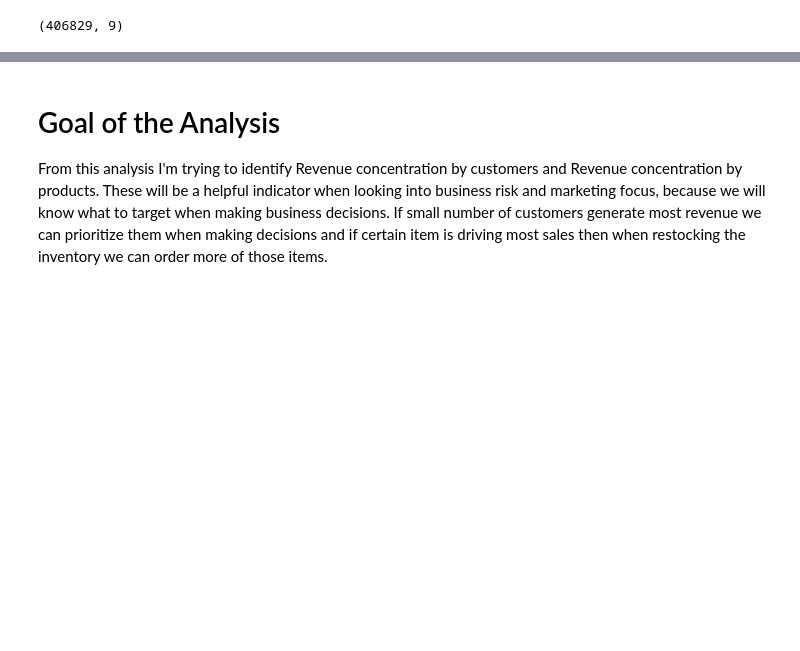
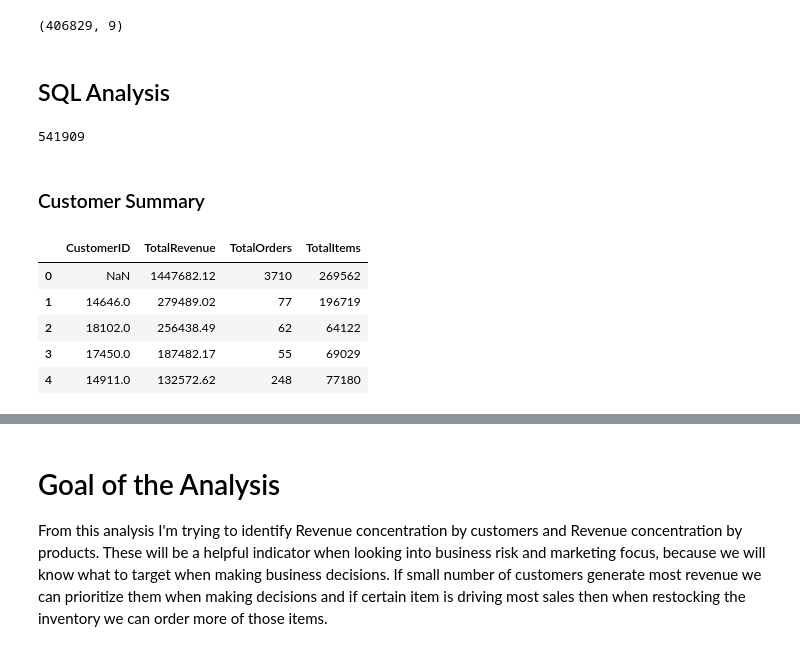
Before and after one commit to ymh-13/Revenue-Concentration-Analysis, a Jupyter notebook: online_retail_analysis.ipynb, the cells around one changed output, grey strips where cells are left out. Cells and saved outputs as stored; diff of their text form; code cells hidden in the pictures; blank space fills up the shorter version.

```diff
--- a/online_retail_analysis.ipynb
+++ b/online_retail_analysis.ipynb
@@ -89,3 +83,40 @@ dtype: int64
 df_customer.shape
 # %% [output]
 (406829, 9)
+# %% [markdown]
+## SQL Analysis
+# %%
+import sqlite3
+conn = sqlite3.connect("retail.db")
+df.to_sql(
+    "transactions",
+    conn,
+    if_exists="replace",
+    index=False
+)
+# %% [output]
+541909
+# %% [markdown]
+### Customer Summary
+# %%
+query = """
+SELECT
+    CustomerID,
+    SUM(Quantity * UnitPrice) AS TotalRevenue,
+    COUNT(DISTINCT InvoiceNo) AS TotalOrders,
+    SUM(Quantity) AS TotalItems
+FROM transactions
+GROUP BY CustomerID
+ORDER BY TotalRevenue DESC;
+"""
+
+customer_summary = pd.read_sql(query, conn)
+
+customer_summary.head()
+# %% [output]
+|  | CustomerID | TotalRevenue | TotalOrders | TotalItems |
+| 0 | NaN | 1447682.12 | 3710 | 269562 |
+| 1 | 14646.0 | 279489.02 | 77 | 196719 |
+| 2 | 18102.0 | 256438.49 | 62 | 64122 |
+| 3 | 17450.0 | 187482.17 | 55 | 69029 |
+| 4 | 14911.0 | 132572.62 | 248 | 77180 |
```
Also changed, not shown: parts of 8 cells of this notebook, 4 other files.
